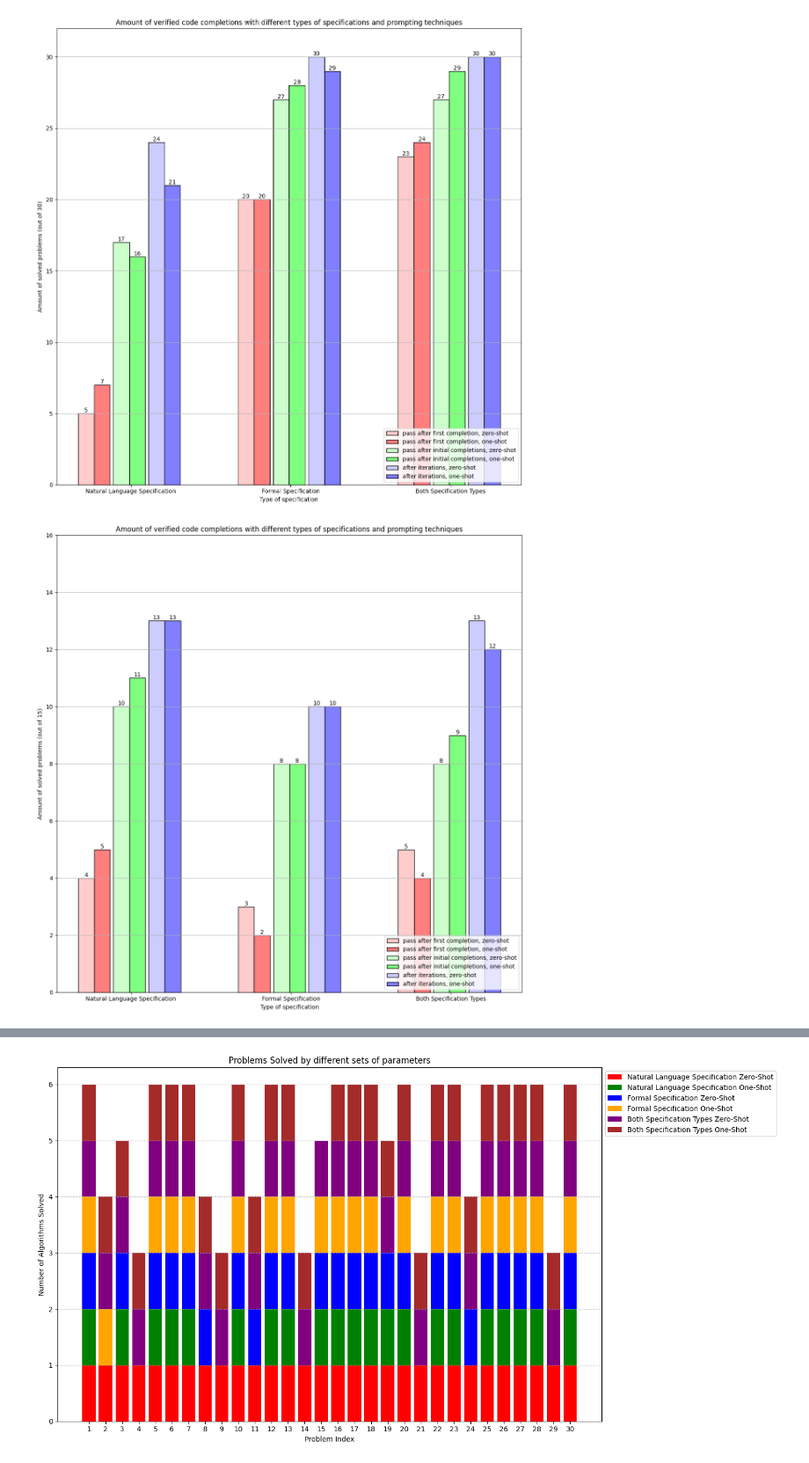
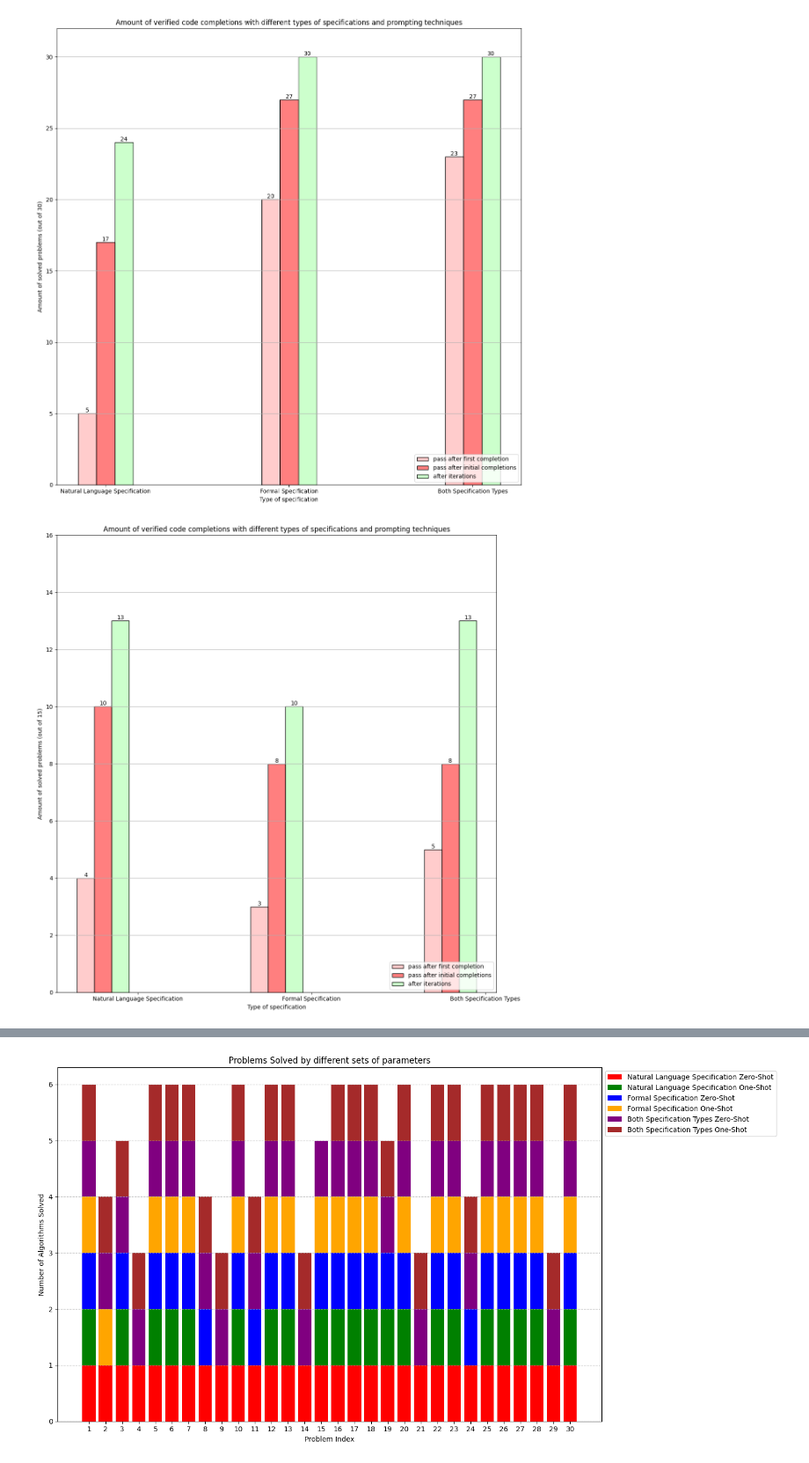
Before and after one commit to ASSERT-KTH/Vecogen, a Jupyter notebook: python_modules/graphs.ipynb, the cells around one changed output, grey strips where cells are left out. Shown at 88% size. Saved outputs shown, nothing was run; the diff lists cells and outputs as text; code cells hidden in the pictures.

```diff
--- a/python_modules/graphs.ipynb
+++ b/python_modules/graphs.ipynb
@@ -78,12 +145,9 @@ import matplotlib.pyplot as plt
 import numpy as np
 # Data
 data = {
-    'pass after first completion, zero-shot': [5, 20, 23],
-    'pass after first completion, one-shot': [7, 20, 24],
-    'pass after initial completions, zero-shot': [17, 27, 27],
-    'pass after initial completions, one-shot': [16, 28, 29],
-    'after iterations, zero-shot': [24, 30, 30],
-    'after iterations, one-shot': [21, 29, 30]
+    'pass after first completion': [5, 20, 23],
+    'pass after initial completions': [17, 27, 27],
+    'after iterations': [24, 30, 30],
 }
 
 index = [
@@ -113,48 +177,45 @@ colors = [
 ]
 
 shift_so_far = 0
 # Plotting
 for i in range(len(data_transposed)):
     if i % 2 == 1:
         shift = 0
     else:
-        shift = 0.02  # Adjust the space between every second bar here
+        shift = 0  # Adjust the space between every second bar here
 
     bars = ax.bar(x + i*width + shift_so_far + shift, data_transposed[i], width, label=f'Stage {i+1}', edgecolor='black', color=colors[i])
     for bar in bars:
         height = bar.get_height()
         ax.text(bar.get_x() + bar.get_width() / 2, height, f'{height}', ha='center', va='bottom', fontsize=10)
     shift_so_far += shift
 # Add some text for labels, title and custom x-axis tick labels, etc.
 ax.set_xlabel('Type of specification')
 ax.set_ylabel('Amount of solved problems (out of 30)')
 ax.set_title('Amount of verified code completions with different types of specifications and prompting techniques')
-ax.set_xticks(x + 0.3)
+ax.set_xticks(x + 0.1)
 ax.set_xticklabels(labels, rotation=0, ha="center")
 ax.legend(data.keys(), loc='lower right')
 ax.grid(axis='y')
 ax.set_ylim(0, 32)
 
 # Show the plot
 plt.tight_layout()
 plt.show()
 
 # Export the plot to ../figures/bar_plot_best_parameters.png
 fig.savefig('../figures/bar_plot_best_spectype.png')
 # %% [output]
-[figure, old version]
+[figure, new version]
 # %%
 import pandas as pd
 import matplotlib.pyplot as plt
 import numpy as np
 # Data
 data = {
-    'pass after first completion, zero-shot': [4, 3, 5],
-    'pass after first completion, one-shot': [5, 2, 4],
-    'pass after initial completions, zero-shot': [10, 8, 8],
-    'pass after initial completions, one-shot': [11, 8, 9],
-    'after iterations, zero-shot': [13, 10, 13],
-    'after iterations, one-shot': [13, 10, 12]
+    'pass after first completion': [4, 3, 5],
+    'pass after initial completions': [10, 8, 8],
+    'after iterations': [13, 10, 13],
 }
 
 index = [
@@ -189,7 +250,7 @@ for i in range(len(data_transposed)):
     if i % 2 == 1:
         shift = 0
     else:
-        shift = 0.02  # Adjust the space between every second bar here
+        shift = 0  # Adjust the space between every second bar here
 
     bars = ax.bar(x + i*width + shift_so_far + shift, data_transposed[i], width, label=f'Stage {i+1}', edgecolor='black', color=colors[i])
     for bar in bars:
@@ -213,7 +274,7 @@ plt.show()
 # Export the plot to ../figures/bar_plot_best_parameters.png
 fig.savefig('../figures/bar_plot_best_spectype_desc.png')
 # %% [output]
-[figure, old version]
+[figure, new version]
 # %%
 import matplotlib.pyplot as plt
 
```
Also changed, not shown: parts of 4 cells of this notebook.
